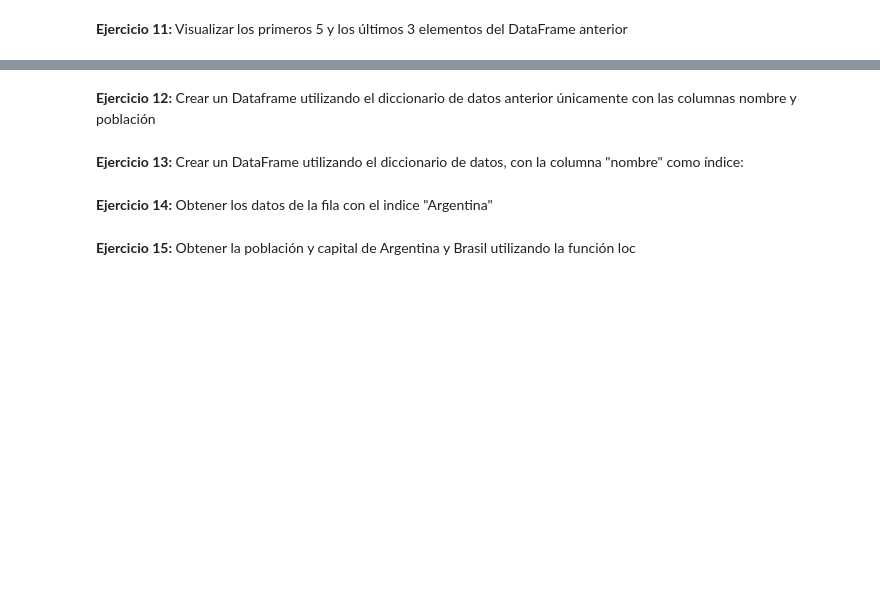
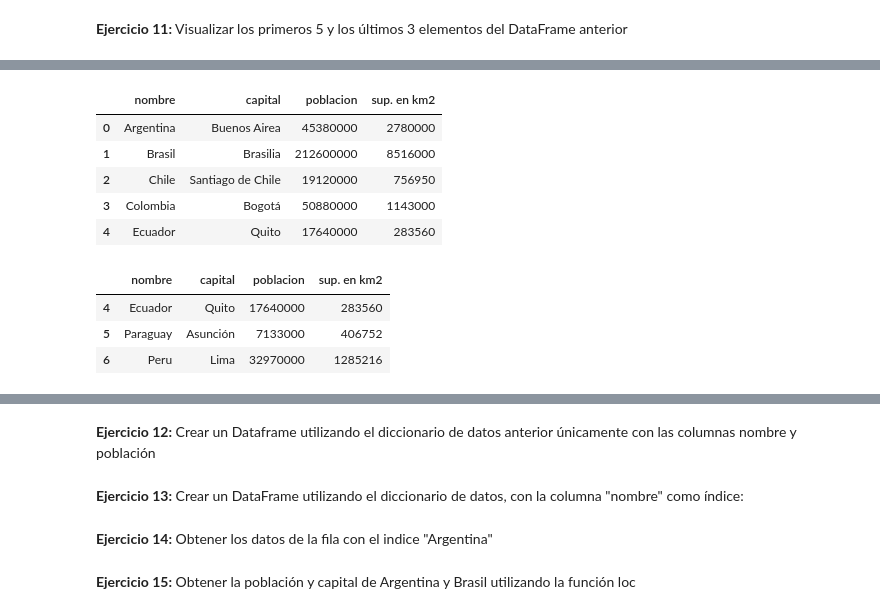
Before and after one commit to vitolemus/learningPandas, a Jupyter notebook: Pandas.ipynb, the cells around one changed output, grey strips where cells are left out. Saved outputs shown, nothing was run; the diff lists cells and outputs as text; code cells hidden in the pictures; blank space fills up the shorter version.

```diff
--- a/Pandas.ipynb
+++ b/Pandas.ipynb
@@ -64,0 +283,16 @@ __Ejercicio 11:__ Visualizar los primeros 5 y los últimos 3 elementos del DataF
+# %%
+paises.head()
+# %% [output]
+|  | nombre | capital | poblacion | sup. en km2 |
+| 0 | Argentina | Buenos Airea | 45380000 | 2780000 |
+| 1 | Brasil | Brasilia | 212600000 | 8516000 |
+| 2 | Chile | Santiago de Chile | 19120000 | 756950 |
+| 3 | Colombia | Bogotá | 50880000 | 1143000 |
+| 4 | Ecuador | Quito | 17640000 | 283560 |
+# %%
+paises.tail(3)
+# %% [output]
+|  | nombre | capital | poblacion | sup. en km2 |
+| 4 | Ecuador | Quito | 17640000 | 283560 |
+| 5 | Paraguay | Asunción | 7133000 | 406752 |
+| 6 | Peru | Lima | 32970000 | 1285216 |
```
Also changed, not shown: parts of 32 cells of this notebook.
